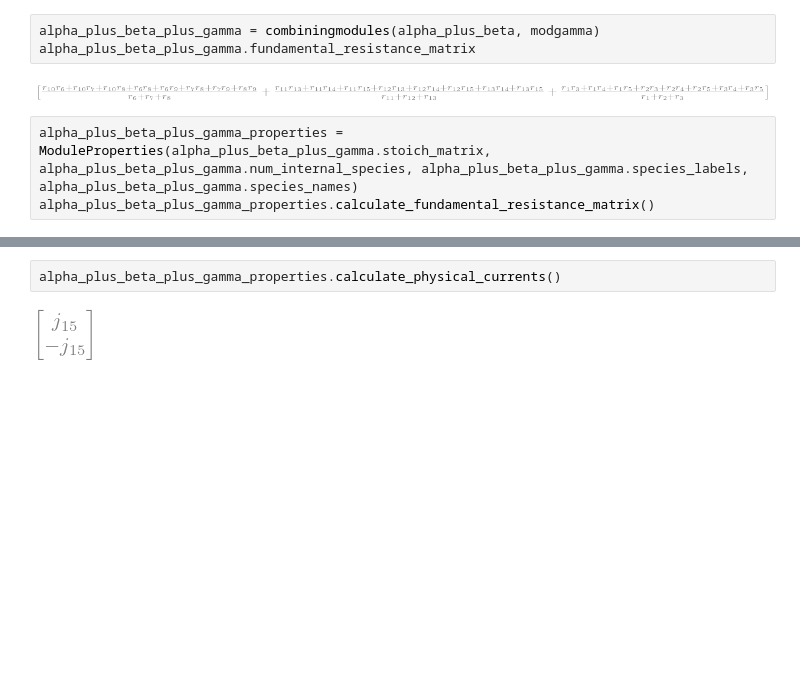
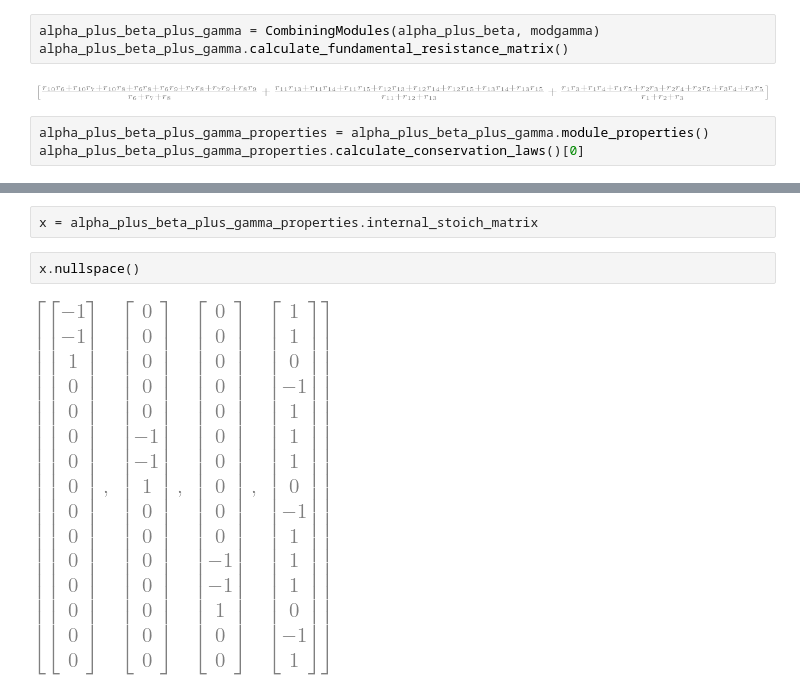
Before and after one commit to FTurci/conductance-chem-net, a Jupyter notebook: students/Jed/Modularisation_attempt_in_2026.ipynb, the cells around one changed output, grey strips where cells are left out. Saved outputs shown, nothing was run; the diff lists cells and outputs as text; blank space fills up the shorter version.

```diff
--- a/students/Jed/Modularisation_attempt_in_2026.ipynb
+++ b/students/Jed/Modularisation_attempt_in_2026.ipynb
@@ -712,9 +797,9 @@ alpha_plus_beta_properties.calculate_fundamental_resistance_matrix()
 # %%
-alpha_plus_beta_plus_gamma = combiningmodules(alpha_plus_beta, modgamma)
-alpha_plus_beta_plus_gamma.fundamental_resistance_matrix
+alpha_plus_beta_plus_gamma = CombiningModules(alpha_plus_beta, modgamma)
+alpha_plus_beta_plus_gamma.calculate_fundamental_resistance_matrix()
 # %% [output]
 [figure]
 # %%
-alpha_plus_beta_plus_gamma_properties = ModuleProperties(alpha_plus_beta_plus_gamma.stoich_matrix, alpha_plus_beta_plus_gamma.num_internal_species, alpha_plus_beta_plus_gamma.species_labels, alpha_plus_beta_plus_gamma.species_names)
-alpha_plus_beta_plus_gamma_properties.calculate_fundamental_resistance_matrix()
+alpha_plus_beta_plus_gamma_properties = alpha_plus_beta_plus_gamma.module_properties()
+alpha_plus_beta_plus_gamma_properties.calculate_conservation_laws()[0]
 # %% [output]
@@ -722,7 +807,9 @@ alpha_plus_beta_plus_gamma_properties.calculate_fundamental_resistance_matrix()
 # %%
-alpha_plus_beta_plus_gamma_properties.calculate_physical_currents()
+x = alpha_plus_beta_plus_gamma_properties.internal_stoich_matrix
-# %% [output]
-[figure, removed]
+# %%
+x.nullspace()
+# %% [output]
+[figure, added]
 # %%
 %%time
 
```
Also changed, not shown: parts of 13 cells of this notebook, 1 other file.
